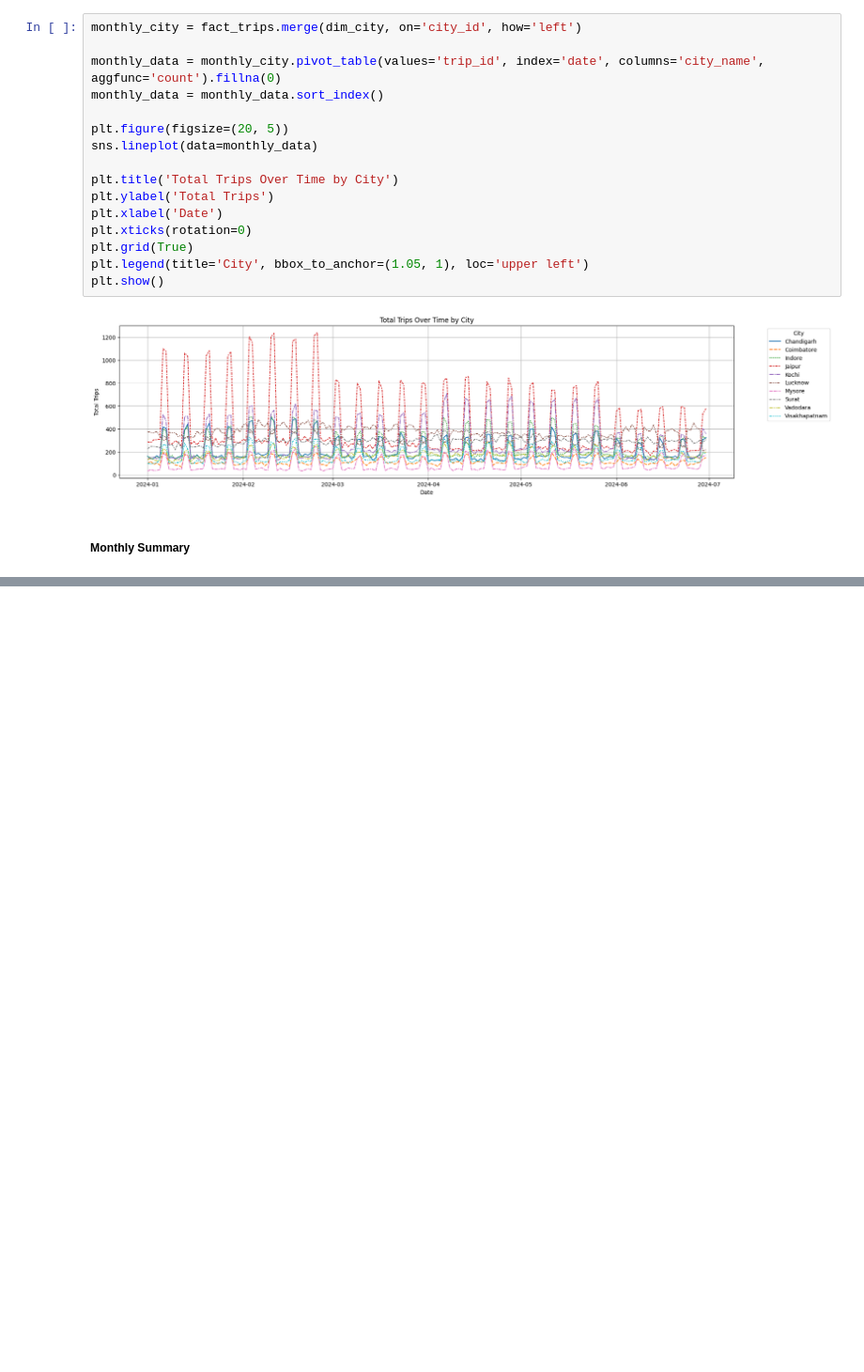
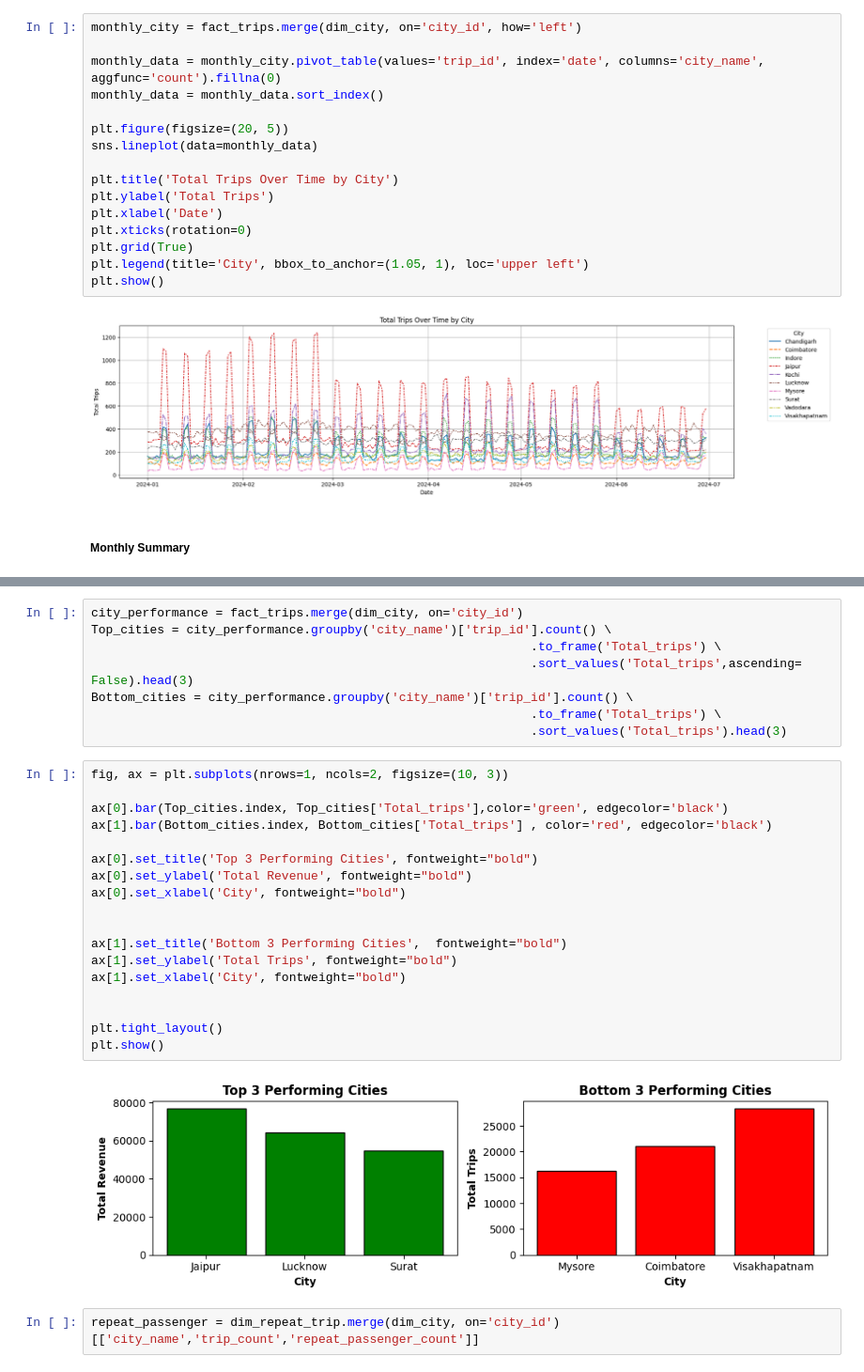
Before and after one commit to Shandeep-Raula/GoodCabs--Provide-Insights-to-Chief-Operations-in-Transportation-Domain, a Jupyter notebook: EDA.ipynb, the cells around one changed output, grey strips where cells are left out. Shown at 94% size. Cells and saved outputs as stored; diff of their text form; blank space fills up the shorter version.

```diff
--- a/EDA.ipynb
+++ b/EDA.ipynb
@@ -173,0 +196,30 @@ monthly_summary
+# %%
+city_performance = fact_trips.merge(dim_city, on='city_id')
+Top_cities = city_performance.groupby('city_name')['trip_id'].count() \
+                                                            .to_frame('Total_trips') \
+                                                            .sort_values('Total_trips',ascending= False).head(3)
+Bottom_cities = city_performance.groupby('city_name')['trip_id'].count() \
+                                                            .to_frame('Total_trips') \
+                                                            .sort_values('Total_trips').head(3)
+# %%
+fig, ax = plt.subplots(nrows=1, ncols=2, figsize=(10, 3))
+
+ax[0].bar(Top_cities.index, Top_cities['Total_trips'],color='green', edgecolor='black')
+ax[1].bar(Bottom_cities.index, Bottom_cities['Total_trips'] , color='red', edgecolor='black')
+
+ax[0].set_title('Top 3 Performing Cities', fontweight="bold")
+ax[0].set_ylabel('Total Revenue', fontweight="bold")
+ax[0].set_xlabel('City', fontweight="bold")
+
+
+ax[1].set_title('Bottom 3 Performing Cities',  fontweight="bold")
+ax[1].set_ylabel('Total Trips', fontweight="bold")
+ax[1].set_xlabel('City', fontweight="bold")
+
+
+plt.tight_layout()
+plt.show()
+# %% [output]
+[figure, added]
+# %%
+repeat_passenger = dim_repeat_trip.merge(dim_city, on='city_id')[['city_name','trip_count','repeat_passenger_count']]
```
Also changed, not shown: parts of 7 cells of this notebook.
